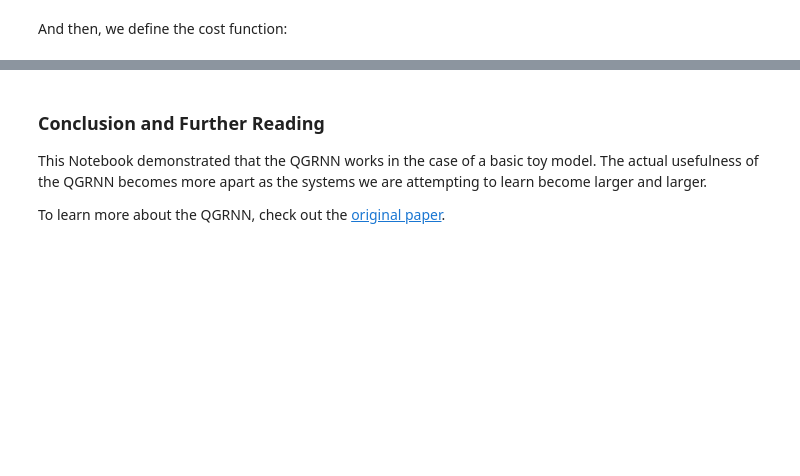
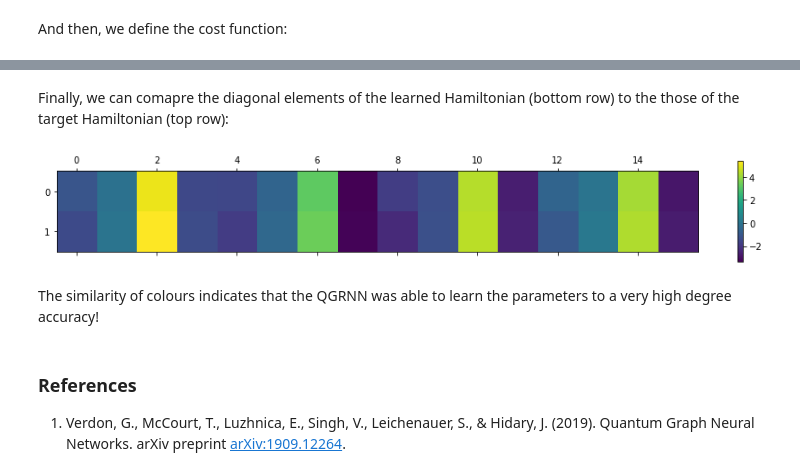
Before and after one commit to Lucaman99/openqml, a Jupyter notebook: notebooks/qgrnn/experimental.ipynb, the cells around one changed output, grey strips where cells are left out. Drawn from its saved outputs; the diff is of its cells as text; code cells hidden in the pictures; blank space fills up the shorter version.

```diff
--- a/notebooks/qgrnn/experimental.ipynb
+++ b/notebooks/qgrnn/experimental.ipynb
@@ -369,4 +427,4 @@ def swap_test(control, register1, register2):
 From here, we can build our quantum circuit that corresponds to one execution of our QGRNN, for a given time step. First, let's define a new quantum device with $7$ qubits rather than $3$, as we will need registers for our neural network, and data-preparation, plus an extra qubit for the $SWAP$ test.
 # %%
 # Defines the new
-qgrnn_dev = qml.device("default.qubit.tf", wires=2*qubit_number+1)
+qgrnn_dev = qml.device("default.qubit", wires=2*qubit_number+1)
@@ -400,10 +462,10 @@ def qgrnn(params1, params2, time):
     vqe_circuit([vqe_params[0:qubit_number], vqe_params[qubit_number:2*qubit_number]], reg2, vqe_depth)
 
     # Evolves the first qubit register with the time-evolution circuit
-    state_evolve(ham_matrix, reg1, time)
+    state_evolve(ham_matrix, reg1, time.val)
 
     # Applies the time-evolution layers to the second qubit register
-    depth = time/trotter_step
+    depth = time.val/trotter_step
     for i in range(0, int(depth)):
         #qgrnn_layer(matrix_params[0], matrix_params[1], reg1, ising_graph, trotter_step)
         qgrnn_layer(params1, params2, reg2, new_ising_graph, trotter_step)
@@ -421,7 +483,7 @@ max_time = 0.1  # The maximum value of time that can be utilized
 
 # Defines the new QNode
 
-qnode = qml.QNode(qgrnn, qgrnn_dev, interface="tf", diff_method="backprop")
+qnode = qml.QNode(qgrnn, qgrnn_dev)
 # %% [markdown]
 And then, we define the cost function:
 # %%
@@ -454,7 +519,7 @@ def cost_function(params):
 iterations = 0
 
 optimizer = qml.AdamOptimizer(stepsize=0.5)
-steps = 200
+steps = 100
 
 qgrnn_params = list([random.randint(-20, 20)/10 for i in range(0, 10)])
 
@@ -527,6 +573,12 @@ seaborn.heatmap(ham_matrix)
-# %% [markdown]
-### Conclusion and Further Reading
-
-This Notebook demonstrated that the QGRNN works in the case of a basic toy model. The actual usefulness of the QGRNN becomes more apart as the systems we are attempting to learn become larger and larger.
-
-To learn more about the QGRNN, check out the [original paper](https://arxiv.org/abs/1909.12264).
+# %% [markdown]
+Finally, we can comapre the diagonal elements of the learned Hamiltonian (bottom row) to the those of the target Hamiltonian (top row):
+# %%
+create_density_plot([np.diag(ham_matrix), np.diag(new_ham_matrix)])
+# %% [output]
+[figure, added]
+# %% [markdown]
+The similarity of colours indicates that the QGRNN was able to learn the parameters to a very high degree accuracy!
+# %% [markdown]
+### References
+
+1. Verdon, G., McCourt, T., Luzhnica, E., Singh, V., Leichenauer, S., & Hidary, J. (2019). Quantum Graph Neural Networks. arXiv preprint [arXiv:1909.12264](https://arxiv.org/abs/1909.12264).
```
Also changed, not shown: parts of 31 cells of this notebook, 2 other files.
